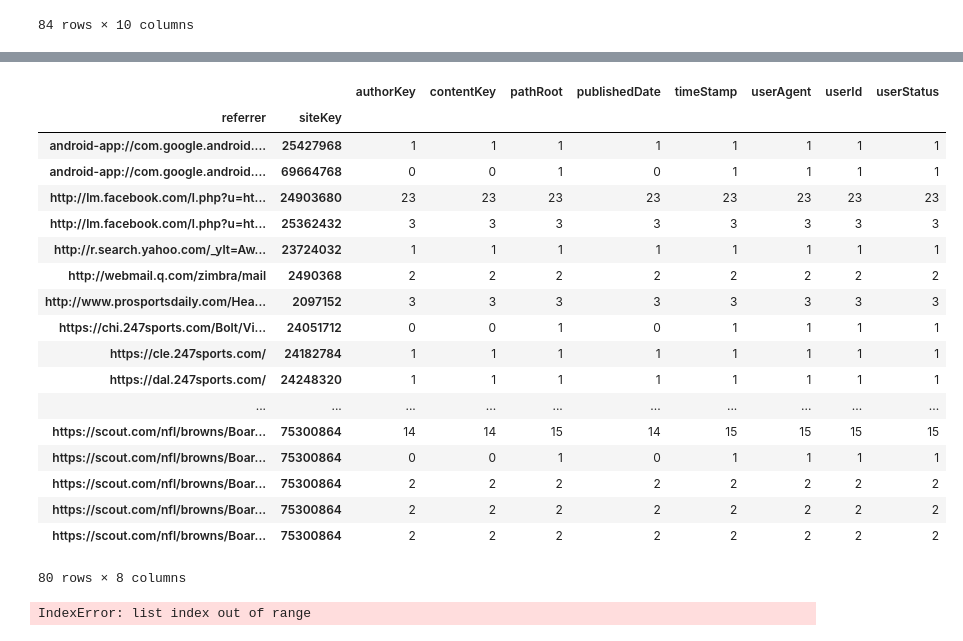
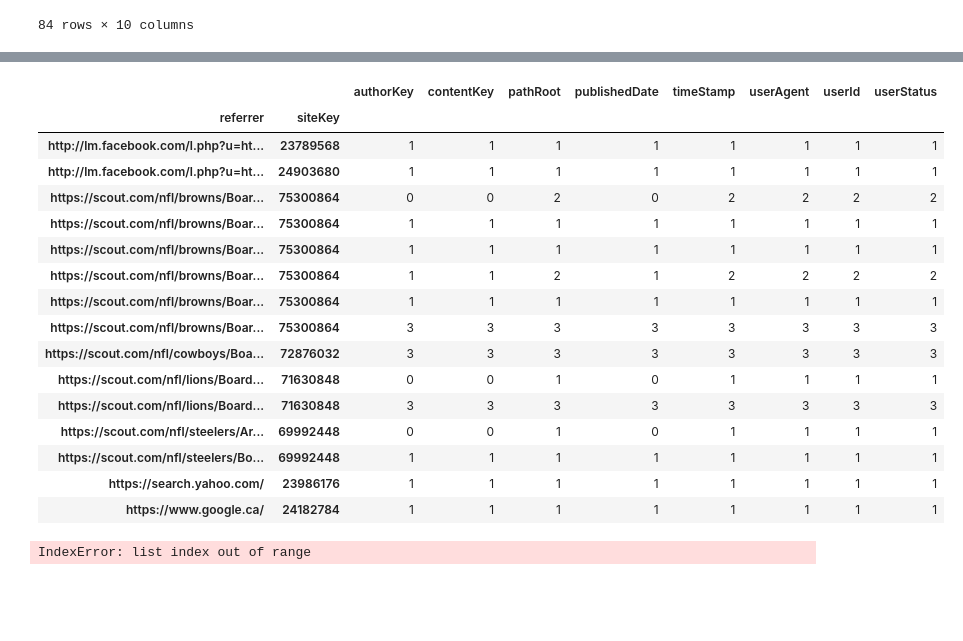
Before and after one commit to DEREJEGETU/24Sports, a Jupyter notebook: DataPrep_1.ipynb, the cells around one changed output, grey strips where cells are left out. Cells and saved outputs as stored; diff of their text form; code cells hidden in the pictures; blank space fills up the shorter version.

```diff
--- a/DataPrep_1.ipynb
+++ b/DataPrep_1.ipynb
@@ -8,0 +11,8 @@ import json
+# %%
+import os
+import glob
+
+big_df = [[]]
+files = []
+for root, dirs, files in os.walk('rawdata/'):
+    files += glob.glob(os.path.join(root, '*.*'))
@@ -8,0 +194,21 @@ import json
+# %%
+### Pulling in another day.... apparently Arizona Cardinals didn't play 10/08...
+'''card_df = [[]]
+card_files = []
+for root, dirs, files in os.walk('rawdata/cards/'):
+    card_files += glob.glob(os.path.join(root, '*.*'))
+
+for i in card_files:
+    temp = open('rawdata/cards/'+i,'r', encoding="utf-8")
+    df_working = temp.read()
+    df_working = df_working.replace('}{', '}\n{')
+    df_working = df_working.splitlines()
+    json.loads('{' + df_working[1][1:-1] + '}')
+
+    for record in df_working:
+        rec = json.loads('{' + record[1:-1] + '}')
+        df_working_clean.append(rec)
+
+    df_temp = pd.DataFrame(df_working_clean)
+    card_df = pd.DataFrame(big_df.append(df_temp, ignore_index = True))
+'''
@@ -130,6 +391,19 @@ df_final = df_final[df_final.referrer != 'android-app://com.google.android.googl
 df_final = df_final[df_final.referrer != 'http://www.google.com/']
 df_final = df_final[df_final.referrer != 'http://www.google.com']
 df_final = df_final[df_final.referrer != 'https://l.facebook.com/']
+df_final = df_final[df_final.referrer != 'https://m.facebook.com/?_rdr']
+# %%
+df_final = df_final[df_final.siteKey != 24248320]
+df_final = df_final[df_final.siteKey != 25100288]
+df_final = df_final[df_final.siteKey != 25165824]
+df_final = df_final[df_final.siteKey != 2490368]
+df_final = df_final[df_final.siteKey != 24444928]
+df_final = df_final[df_final.siteKey != 25624576]
+df_final = df_final[df_final.siteKey != 25493504] #Washington
+df_final = df_final[df_final.siteKey != 24707072] #Kansas City
+df_final = df_final[df_final.siteKey != 24969216] #NY Giants
+df_final = df_final[df_final.siteKey != 25231360] # PITT
+df_final = df_final[df_final.siteKey != 24051712] # Chicago
 # %%
 df_final_group = df_final.groupby(['referrer','siteKey'], sort=True).count()
 df_final_group.reset_index()
@@ -155,25 +429,23 @@ df_final_group.reset_index()
 # %%
-df_final_group.head(n=80)
+df_final_group.head(n=45)
 # %% [output]
 |  |  | authorKey | contentKey | pathRoot | publishedDate | timeStamp | userAgent | userId | userStatus |
 | referrer | siteKey |  |  |  |  |  |  |  |  |
-| android-app://com.google.android.... | 25427968 | 1 | 1 | 1 | 1 | 1 | 1 | 1 | 1 |
-| android-app://com.google.android.... | 69664768 | 0 | 0 | 1 | 0 | 1 | 1 | 1 | 1 |
-| http://lm.facebook.com/l.php?u=ht... | 24903680 | 23 | 23 | 23 | 23 | 23 | 23 | 23 | 23 |
-| http://lm.facebook.com/l.php?u=ht... | 25362432 | 3 | 3 | 3 | 3 | 3 | 3 | 3 | 3 |
-| http://r.search.yahoo.com/_ylt=Aw... | 23724032 | 1 | 1 | 1 | 1 | 1 | 1 | 1 | 1 |
-| http://webmail.q.com/zimbra/mail | 2490368 | 2 | 2 | 2 | 2 | 2 | 2 | 2 | 2 |
-| http://www.prosportsdaily.com/Hea... | 2097152 | 3 | 3 | 3 | 3 | 3 | 3 | 3 | 3 |
-| https://chi.247sports.com/Bolt/Vi... | 24051712 | 0 | 0 | 1 | 0 | 1 | 1 | 1 | 1 |
-| https://cle.247sports.com/ | 24182784 | 1 | 1 | 1 | 1 | 1 | 1 | 1 | 1 |
-| https://dal.247sports.com/ | 24248320 | 1 | 1 | 1 | 1 | 1 | 1 | 1 | 1 |
-| ... | ... | ... | ... | ... | ... | ... | ... | ... | ... |
-| https://scout.com/nfl/browns/Boar... | 75300864 | 14 | 14 | 15 | 14 | 15 | 15 | 15 | 15 |
-| https://scout.com/nfl/browns/Boar... | 75300864 | 0 | 0 | 1 | 0 | 1 | 1 | 1 | 1 |
-| https://scout.com/nfl/browns/Boar... | 75300864 | 2 | 2 | 2 | 2 | 2 | 2 | 2 | 2 |
-| https://scout.com/nfl/browns/Boar... | 75300864 | 2 | 2 | 2 | 2 | 2 | 2 | 2 | 2 |
-| https://scout.com/nfl/browns/Boar... | 75300864 | 2 | 2 | 2 | 2 | 2 | 2 | 2 | 2 |
+| http://lm.facebook.com/l.php?u=ht... | 23789568 | 1 | 1 | 1 | 1 | 1 | 1 | 1 | 1 |
+| http://lm.facebook.com/l.php?u=ht... | 24903680 | 1 | 1 | 1 | 1 | 1 | 1 | 1 | 1 |
+| https://scout.com/nfl/browns/Boar... | 75300864 | 0 | 0 | 2 | 0 | 2 | 2 | 2 | 2 |
+| https://scout.com/nfl/browns/Boar... | 75300864 | 1 | 1 | 1 | 1 | 1 | 1 | 1 | 1 |
+| https://scout.com/nfl/browns/Boar... | 75300864 | 1 | 1 | 1 | 1 | 1 | 1 | 1 | 1 |
+| https://scout.com/nfl/browns/Boar... | 75300864 | 1 | 1 | 2 | 1 | 2 | 2 | 2 | 2 |
+| https://scout.com/nfl/browns/Boar... | 75300864 | 1 | 1 | 1 | 1 | 1 | 1 | 1 | 1 |
+| https://scout.com/nfl/browns/Boar... | 75300864 | 3 | 3 | 3 | 3 | 3 | 3 | 3 | 3 |
+| https://scout.com/nfl/cowboys/Boa... | 72876032 | 3 | 3 | 3 | 3 | 3 | 3 | 3 | 3 |
+| https://scout.com/nfl/lions/Board... | 71630848 | 0 | 0 | 1 | 0 | 1 | 1 | 1 | 1 |
+| https://scout.com/nfl/lions/Board... | 71630848 | 3 | 3 | 3 | 3 | 3 | 3 | 3 | 3 |
+| https://scout.com/nfl/steelers/Ar... | 69992448 | 0 | 0 | 1 | 0 | 1 | 1 | 1 | 1 |
+| https://scout.com/nfl/steelers/Bo... | 69992448 | 1 | 1 | 1 | 1 | 1 | 1 | 1 | 1 |
+| https://search.yahoo.com/ | 23986176 | 1 | 1 | 1 | 1 | 1 | 1 | 1 | 1 |
+| https://www.google.ca/ | 24182784 | 1 | 1 | 1 | 1 | 1 | 1 | 1 | 1 |
-80 rows × 8 columns
 # %%
 #############-------- DF 1 --------#############
 df_working = df_1.read()   #-------------------------------change df_#
```
Also changed, not shown: parts of 17 cells of this notebook, 2 other files.
